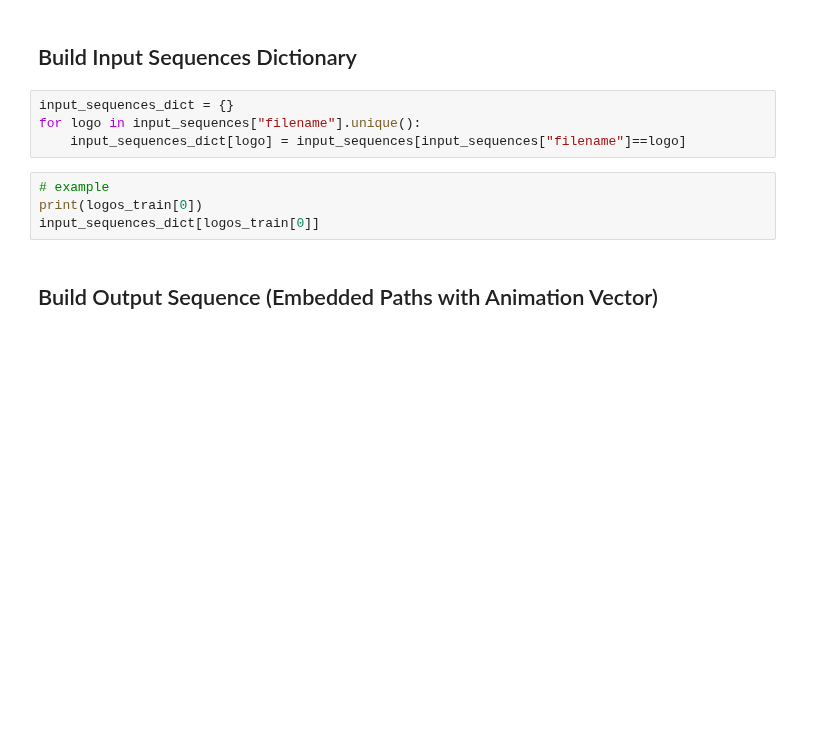
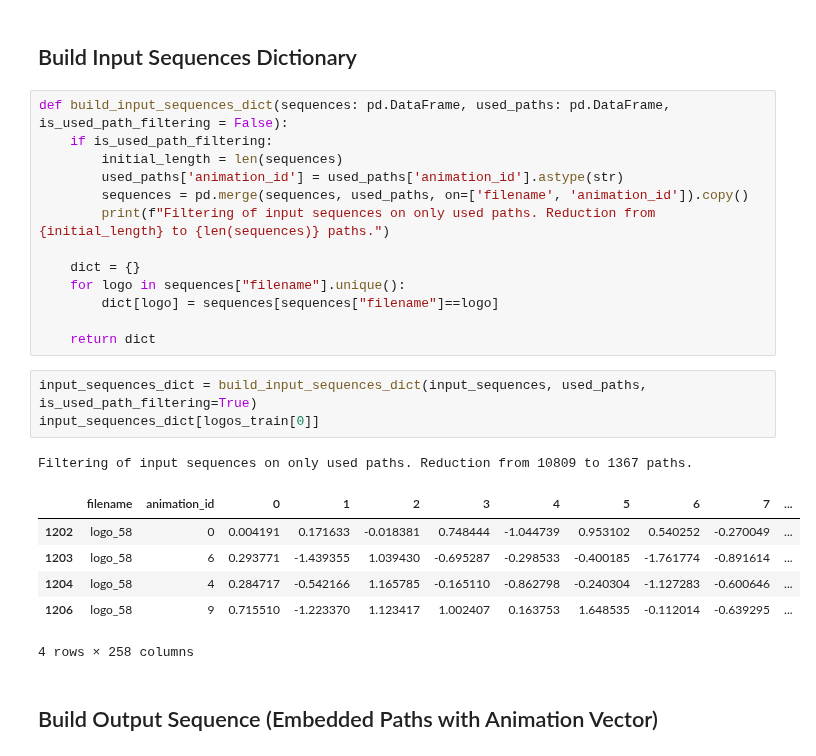
Before and after one commit to dfuhge/Animate_SVG_v2, a Jupyter notebook: prototype_dataset.ipynb, the cells around one changed output. Cells and saved outputs as stored; diff of their text form; blank space fills up the shorter version.

```diff
--- a/prototype_dataset.ipynb
+++ b/prototype_dataset.ipynb
@@ -234,13 +451,29 @@ plt.show()
 # %% [markdown]
 ## Build Input Sequences Dictionary
-# %%
-input_sequences_dict = {}
-for logo in input_sequences["filename"].unique():
-    input_sequences_dict[logo] = input_sequences[input_sequences["filename"]==logo]
-# %%
-# example
-print(logos_train[0])
-input_sequences_dict[logos_train[0]]
+# %%
+def build_input_sequences_dict(sequences: pd.DataFrame, used_paths: pd.DataFrame, is_used_path_filtering = False):
+    if is_used_path_filtering:
+        initial_length = len(sequences)
+        used_paths['animation_id'] = used_paths['animation_id'].astype(str)
+        sequences = pd.merge(sequences, used_paths, on=['filename', 'animation_id']).copy()
+        print(f"Filtering of input sequences on only used paths. Reduction from {initial_length} to {len(sequences)} paths.")
+
+    dict = {}
+    for logo in sequences["filename"].unique():
+        dict[logo] = sequences[sequences["filename"]==logo]
+
+    return dict
+# %%
+input_sequences_dict = build_input_sequences_dict(input_sequences, used_paths, is_used_path_filtering=True)
+input_sequences_dict[logos_train[0]]
+# %% [output]
+Filtering of input sequences on only used paths. Reduction from 10809 to 1367 paths.
+|  | filename | animation_id | 0 | 1 | 2 | 3 | 4 | 5 | 6 | 7 | ... |
+| 1202 | logo_58 | 0 | 0.004191 | 0.171633 | -0.018381 | 0.748444 | -1.044739 | 0.953102 | 0.540252 | -0.270049 | ... |
+| 1203 | logo_58 | 6 | 0.293771 | -1.439355 | 1.039430 | -0.695287 | -0.298533 | -0.400185 | -1.761774 | -0.891614 | ... |
+| 1204 | logo_58 | 4 | 0.284717 | -0.542166 | 1.165785 | -0.165110 | -0.862798 | -0.240304 | -1.127283 | -0.600646 | ... |
+| 1206 | logo_58 | 9 | 0.715510 | -1.223370 | 1.123417 | 1.002407 | 0.163753 | 1.648535 | -0.112014 | -0.639295 | ... |
+4 rows × 258 columns
 # %% [markdown]
 ## Build Output Sequence (Embedded Paths with Animation Vector)
 # %%
```
Also changed, not shown: parts of 35 cells of this notebook, 25 other files.
